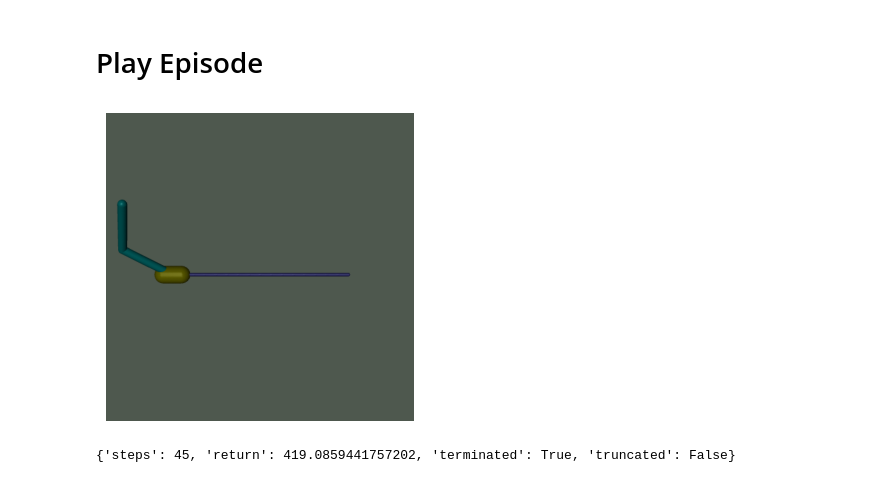
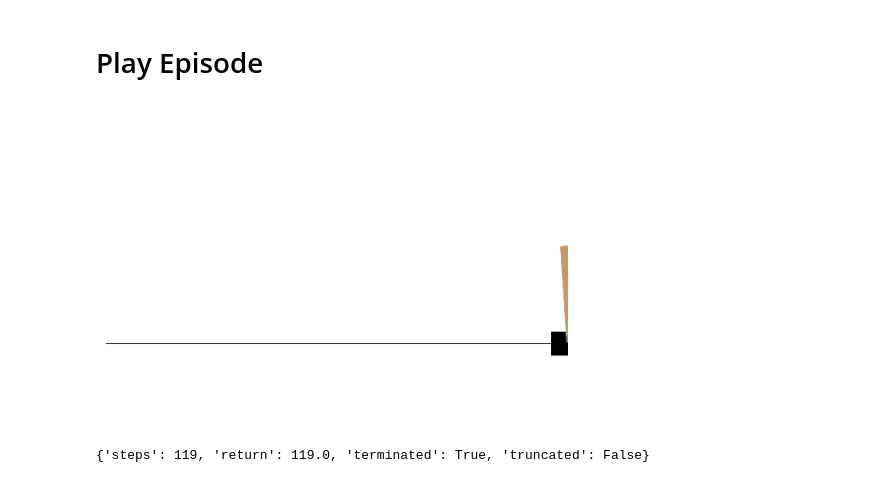
Before and after one commit to ordevoir/AgentsLab, a Jupyter notebook: notebooks/PPO_gymnasium.ipynb, the cells around one changed output. Drawn from its saved outputs; the diff is of its cells as text; code cells hidden in the pictures.

```diff
--- a/notebooks/PPO_gymnasium.ipynb
+++ b/notebooks/PPO_gymnasium.ipynb
@@ -7,8 +7,8 @@ from agentslab.utils.misc import GeneralConfigs
 import torch
 import torchrl
 
-ENV_ID = "InvertedDoublePendulum-v4"
-# ENV_ID = "CartPole-v1"
+# ENV_ID = "InvertedDoublePendulum-v4"
+ENV_ID = "CartPole-v1"
 # ENV_ID = "InvertedPendulum-v5"
 # ENV_ID = "Pendulum-v1"
 
@@ -349,14 +373,15 @@ chkptr.load(pathCfg.ckpt_dir / "best.pt", strict=False, map_location=genCfg.devi
 # %%
 from agentslab.envs.gym_factory import play_episode
 
 cfg = GymEnvConfig(
     env_id=ENV_ID,
     render_mode="rgb_array",   # для inline
     seed=genCfg.seed,
+    norm_obs=False,
 )
 
-stats = play_episode(actor, cfg, fps=30, return_frames=False)
+stats = play_episode(actor, cfg, fps=60, return_frames=False)
 print(stats)  # {'steps': ..., 'return': ..., 'terminated': ..., 'truncated': ...}
 # %% [output]
-[figure, old version]
+[figure, new version]
-{'steps': 45, 'return': 419.0859441757202, 'terminated': True, 'truncated': False}
+{'steps': 119, 'return': 119.0, 'terminated': True, 'truncated': False}
```
Also changed, not shown: parts of 10 cells of this notebook, 19 other files.
